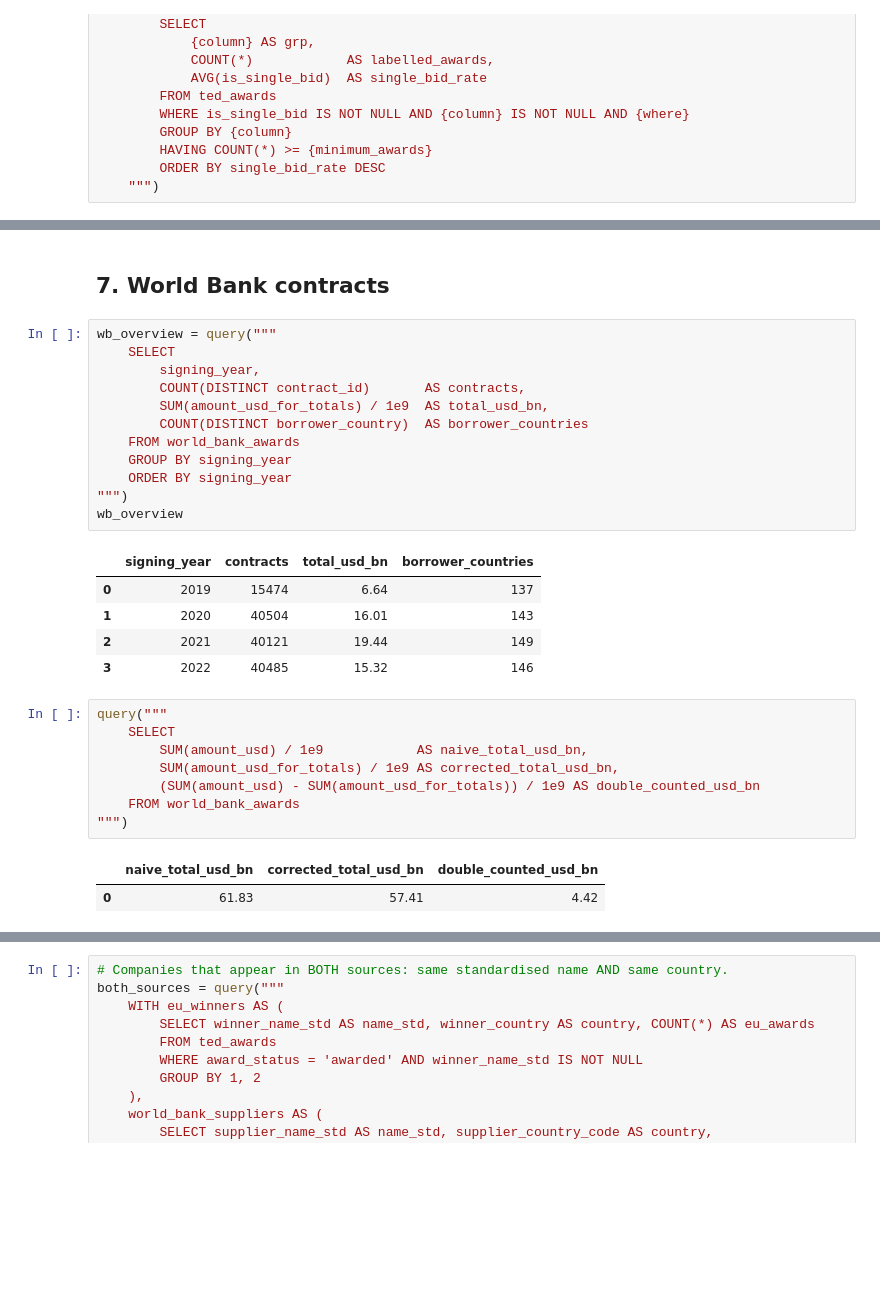
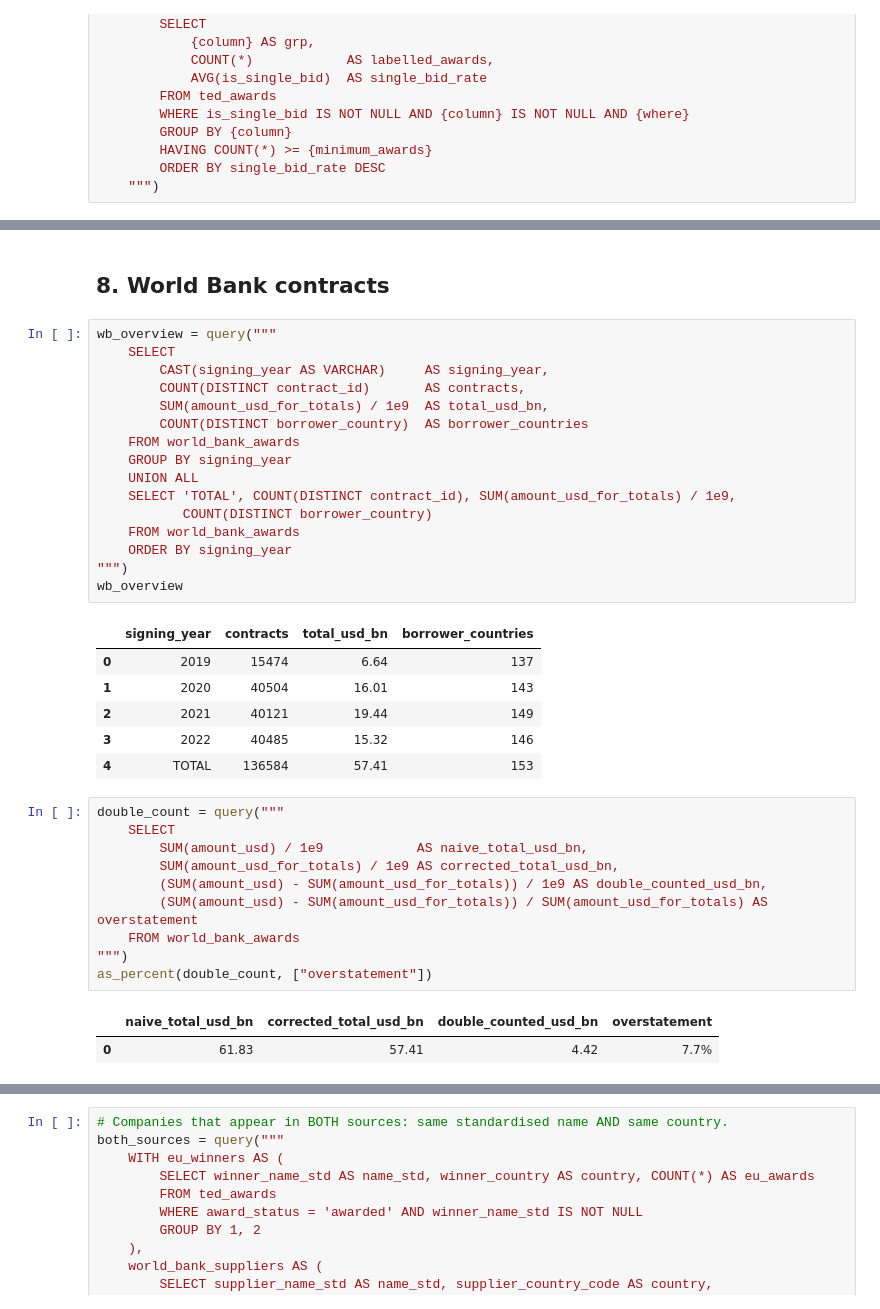
Before and after one commit to HoussamAlrifaii/procurement-intelligence, a Jupyter notebook: notebooks/02_eda.ipynb, the cells around one changed output, grey strips where cells are left out. Drawn from its saved outputs; the diff is of its cells as text; blank space fills up the shorter version.

```diff
--- a/notebooks/02_eda.ipynb
+++ b/notebooks/02_eda.ipynb
@@ -530,14 +858,18 @@ top_vendors
 # %% [markdown]
-## 7. World Bank contracts
+## 8. World Bank contracts
 # %%
 wb_overview = query("""
     SELECT
-        signing_year,
+        CAST(signing_year AS VARCHAR)     AS signing_year,
         COUNT(DISTINCT contract_id)       AS contracts,
         SUM(amount_usd_for_totals) / 1e9  AS total_usd_bn,
         COUNT(DISTINCT borrower_country)  AS borrower_countries
     FROM world_bank_awards
     GROUP BY signing_year
+    UNION ALL
+    SELECT 'TOTAL', COUNT(DISTINCT contract_id), SUM(amount_usd_for_totals) / 1e9,
+           COUNT(DISTINCT borrower_country)
+    FROM world_bank_awards
     ORDER BY signing_year
 """)
 wb_overview
@@ -547,17 +879,20 @@ wb_overview
 | 1 | 2020 | 40504 | 16.01 | 143 |
 | 2 | 2021 | 40121 | 19.44 | 149 |
 | 3 | 2022 | 40485 | 15.32 | 146 |
+| 4 | TOTAL | 136584 | 57.41 | 153 |
 # %%
-query("""
+double_count = query("""
     SELECT
         SUM(amount_usd) / 1e9            AS naive_total_usd_bn,
         SUM(amount_usd_for_totals) / 1e9 AS corrected_total_usd_bn,
-        (SUM(amount_usd) - SUM(amount_usd_for_totals)) / 1e9 AS double_counted_usd_bn
+        (SUM(amount_usd) - SUM(amount_usd_for_totals)) / 1e9 AS double_counted_usd_bn,
+        (SUM(amount_usd) - SUM(amount_usd_for_totals)) / SUM(amount_usd_for_totals) AS overstatement
     FROM world_bank_awards
 """)
+as_percent(double_count, ["overstatement"])
 # %% [output]
-|  | naive_total_usd_bn | corrected_total_usd_bn | double_counted_usd_bn |
-| 0 | 61.83 | 57.41 | 4.42 |
+|  | naive_total_usd_bn | corrected_total_usd_bn | double_counted_usd_bn | overstatement |
+| 0 | 61.83 | 57.41 | 4.42 | 7.7% |
 # %%
 wb_methods = query("""
     SELECT procurement_method, COUNT(DISTINCT contract_id) AS contracts
```
Also changed, not shown: parts of 107 cells of this notebook.
